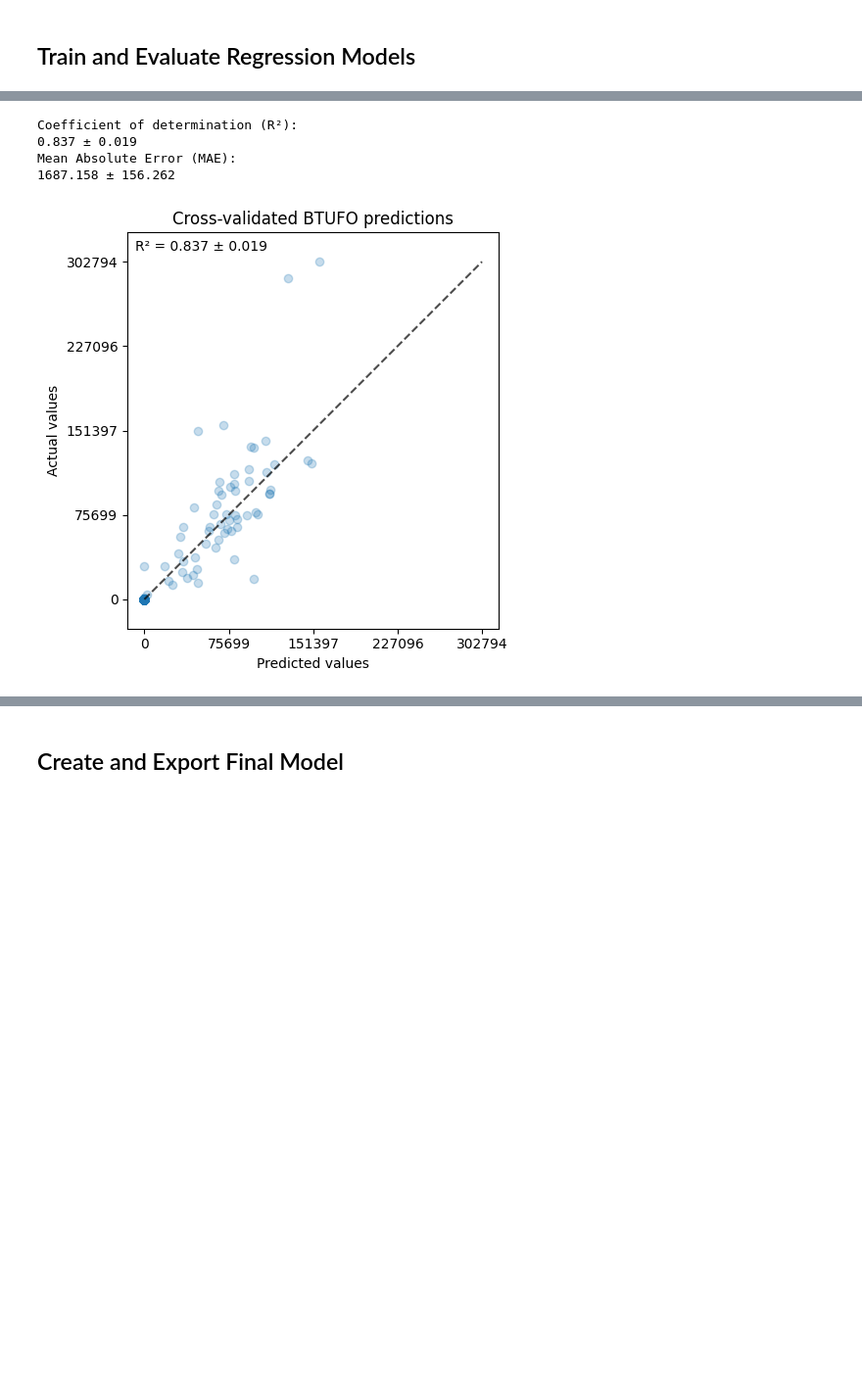
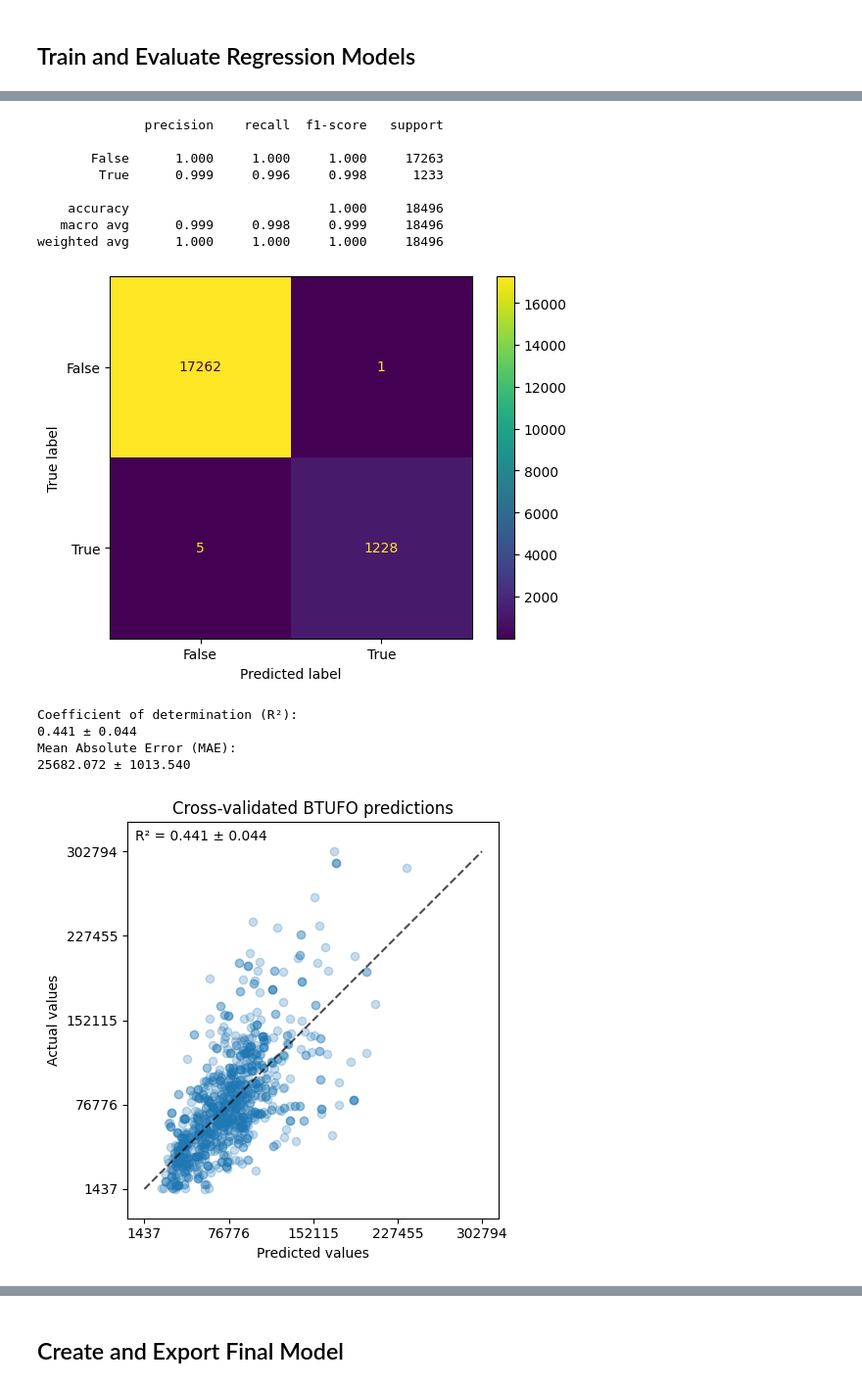
Before and after one commit to jon-codes/c964-model, a Jupyter notebook: notebooks/train.ipynb, the cells around one changed output, grey strips where cells are left out. Shown: that part at 98% size. Saved outputs shown, nothing was run; the diff lists cells and outputs as text; code cells hidden in the pictures; blank space fills up the shorter version.

```diff
--- a/notebooks/train.ipynb
+++ b/notebooks/train.ipynb
@@ -135,7 +136,7 @@ preprocessor = ColumnTransformer(
         ("numerical", preprocess_numerical, make_column_selector(dtype_include="number")),
         ("boolean", preprocess_boolean, make_column_selector(dtype_include="boolean"))
     ],
-    remainder="passthrough"
+    remainder=create_constant_imputer(fill_value=-1)
 )
 preprocessor
 # %% [output]
@@ -255,13 +307,25 @@ Mean Absolute Error (MAE):
 # %%
-# Evaluate regressor for BTUFO target
+# Evaluate classifier and regressor for BTUFO target
 target_var = "BTUFO"
-regressor = lgb.LGBMRegressor(objective="tweedie", verbose=-1, random_state=42)
 
-evaluate_regressor(target_var, regressor)
+classifier = lgb.LGBMClassifier(verbose=-1, objective="binary", random_state=42)
+evaluate_classifier(classifier, target_var)
+
+regressor = lgb.LGBMRegressor(verbose=-1, objective="poisson", random_state=42)
+evaluate_regressor(regressor, target_var)
 # %% [output]
-Coefficient of determination (R²):
-0.837 ± 0.019
-Mean Absolute Error (MAE):
-1687.158 ± 156.262
+              precision    recall  f1-score   support
+
+       False      1.000     1.000     1.000     17263
+        True      0.999     0.996     0.998      1233
+
+    accuracy                          1.000     18496
+   macro avg      0.999     0.998     0.999     18496
+weighted avg      1.000     1.000     1.000     18496
-[figure, old version]
+[figure, new version]
+Coefficient of determination (R²):
+0.441 ± 0.044
+Mean Absolute Error (MAE):
+25682.072 ± 1013.540
+[figure, added]
 # %%
```
Also changed, not shown: parts of 7 cells of this notebook, 4 other files.
